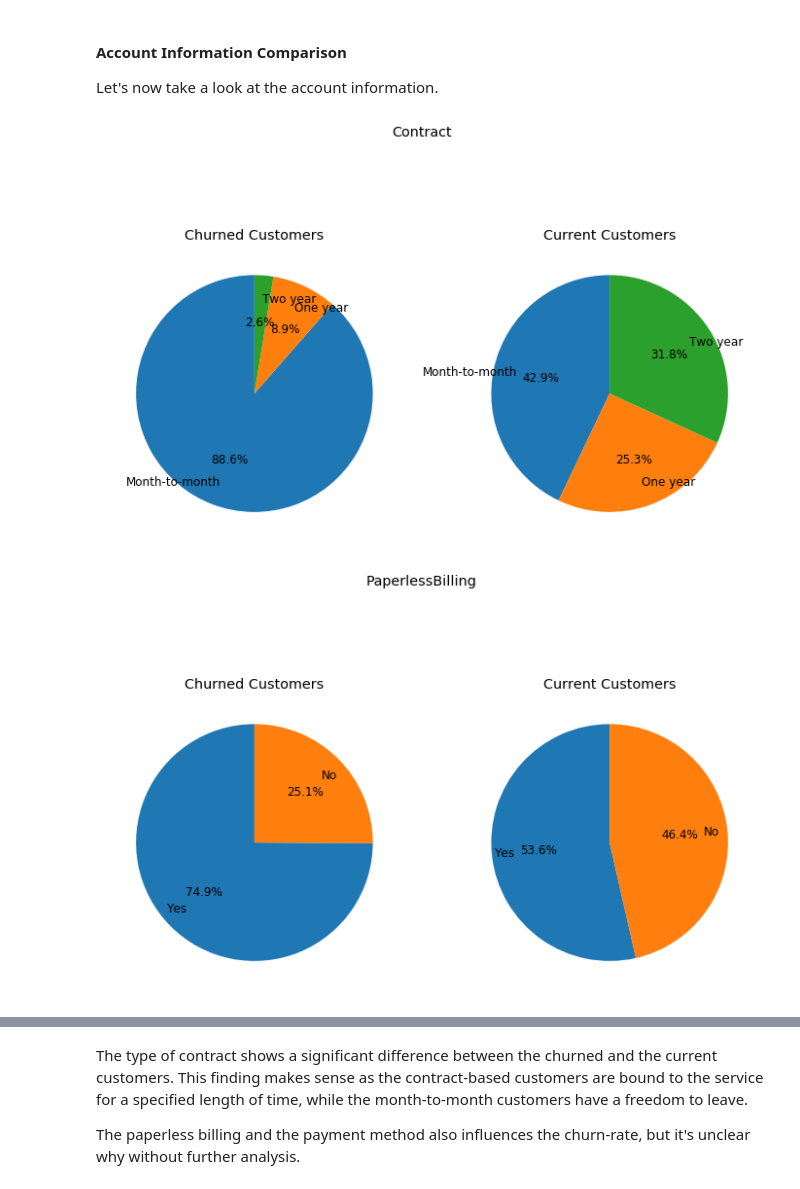
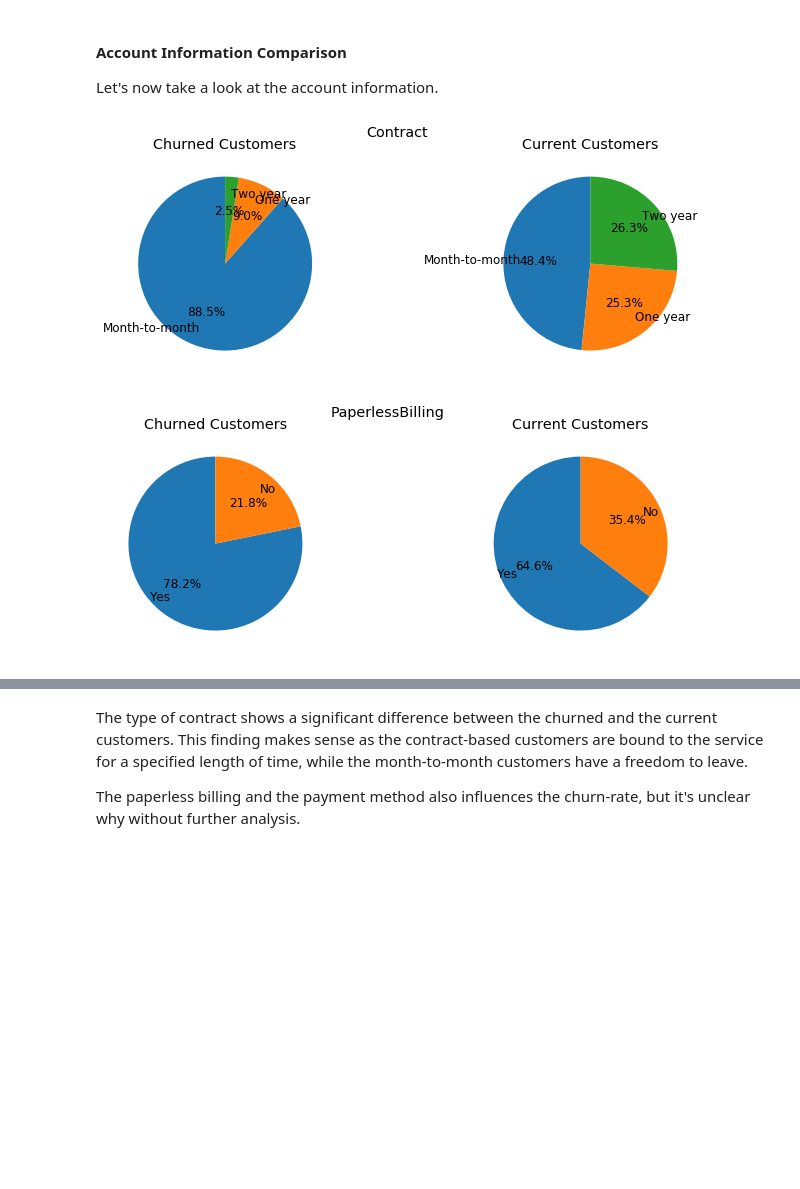
Before and after one commit to keigito/Telco_EDA, a Jupyter notebook: Telco_Customer_Churn.ipynb, the cells around one changed output, grey strips where cells are left out. Drawn from its saved outputs; the diff is of its cells as text; code cells hidden in the pictures; blank space fills up the shorter version.

```diff
--- a/Telco_Customer_Churn.ipynb
+++ b/Telco_Customer_Churn.ipynb
@@ -209,7 +287,7 @@ demographic_column_names = ["gender", "SeniorCitizen", "Partner", "Dependents"]
 # %%
 for col_name in demographic_column_names:
-    churned_count = df_churned[col_name].value_counts()
-    stayed_count = df_current[col_name].value_counts()
+    churned_count = df[(df["PhoneService"] == "Yes") & (df["InternetService"] != "No") & (df["Churn"] == "Yes")][col_name].value_counts()
+    stayed_count = df[(df["PhoneService"] == "Yes") & (df["InternetService"] != "No") & (df["Churn"] == "No")][col_name].value_counts()
 
     churned_values = []
     for i in range(len(churned_count.index)):
@@ -265,8 +343,8 @@ Let's now take a look at the account information.
 account_info_column_names = ["Contract", "PaperlessBilling", "PaymentMethod"]
 # %%
 for col_name in account_info_column_names:
-    churned_count = df_churned[col_name].value_counts()
-    stayed_count = df_current[col_name].value_counts()
+    churned_count = df[(df["PhoneService"] == "Yes") & (df["InternetService"] != "No") & (df["Churn"] == "Yes")][col_name].value_counts()
+    stayed_count = df[(df["PhoneService"] == "Yes") & (df["InternetService"] != "No") & (df["Churn"] == "No")][col_name].value_counts()
 
     churned_values = []
     for i in range(len(churned_count.index)):
@@ -279,32 +357,32 @@ for col_name in account_info_column_names:
     stayed_labels = list(stayed_count.index)
 
     churned_values_ordered = []
     stayed_values_ordered = []
     ordered_labels = []
 
     for name in churned_labels:
         churned_idx = churned_labels.index(name)
         stayed_idx = stayed_labels.index(name)
         churned_values_ordered.append(churned_values[churned_idx])
         stayed_values_ordered.append(stayed_values[stayed_idx])
         ordered_labels.append(name)
 
     fig = plt.figure()
 
     ax1 = fig.add_subplot(121)
     ax1.pie(churned_values_ordered, labels=ordered_labels, autopct='%1.1f%%',
          startangle=90, labeldistance=0.8)
     ax1.set_title("Churned Customers")
 
     ax2 = fig.add_subplot(122)
     ax2.pie(stayed_values_ordered, labels=ordered_labels, autopct='%1.1f%%',
         shadow=False, startangle=90, labeldistance=0.8)
     ax2.set_title("Current Customers")
 
     plt.suptitle(col_name)
     plt.show()
 
     print('\n')
 # %% [output]
-[figure, old version]
+[figure, new version]
-[figure, old version]
+[figure, new version]
```
Also changed, not shown: parts of 77 cells of this notebook.
